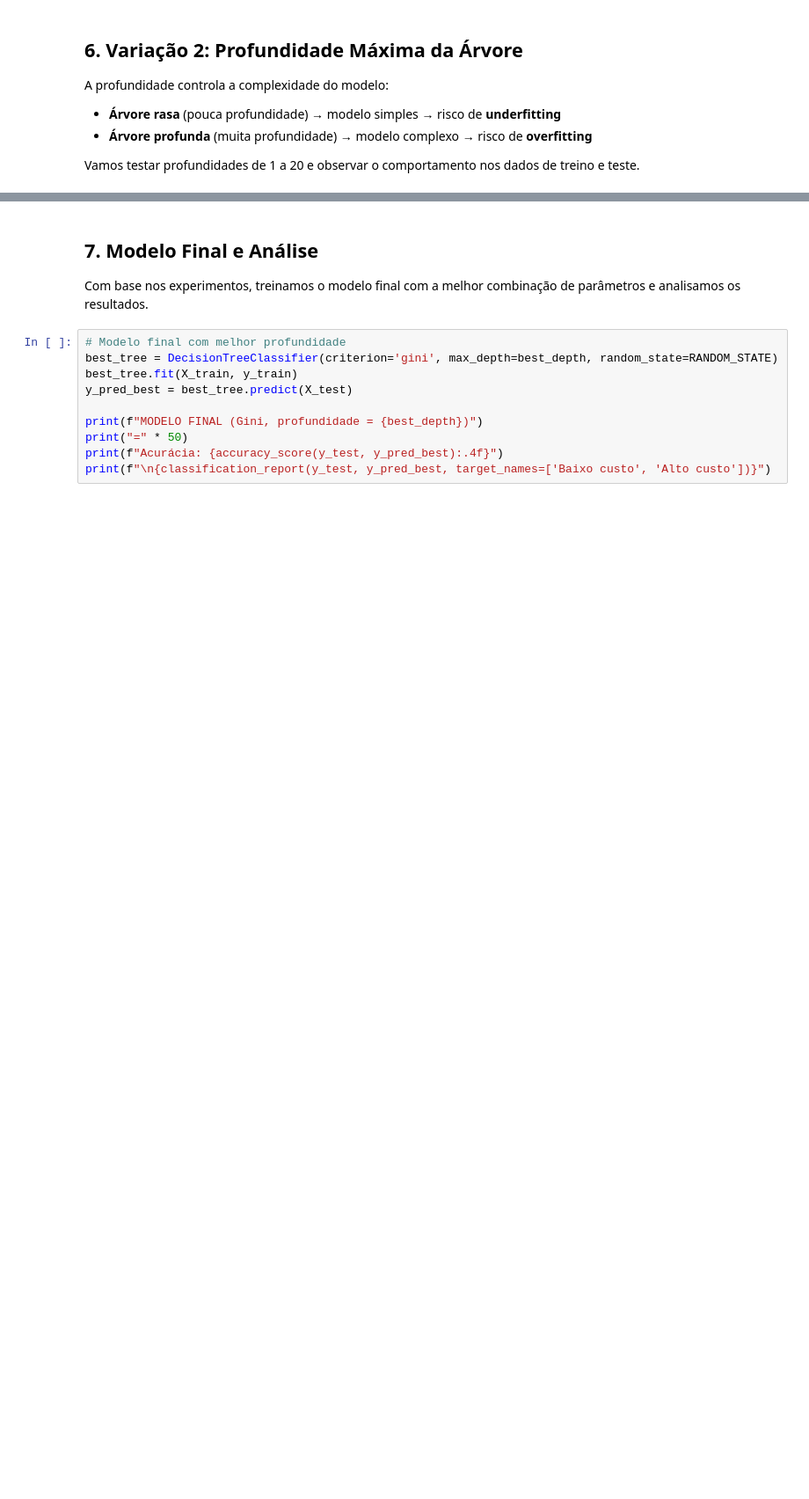
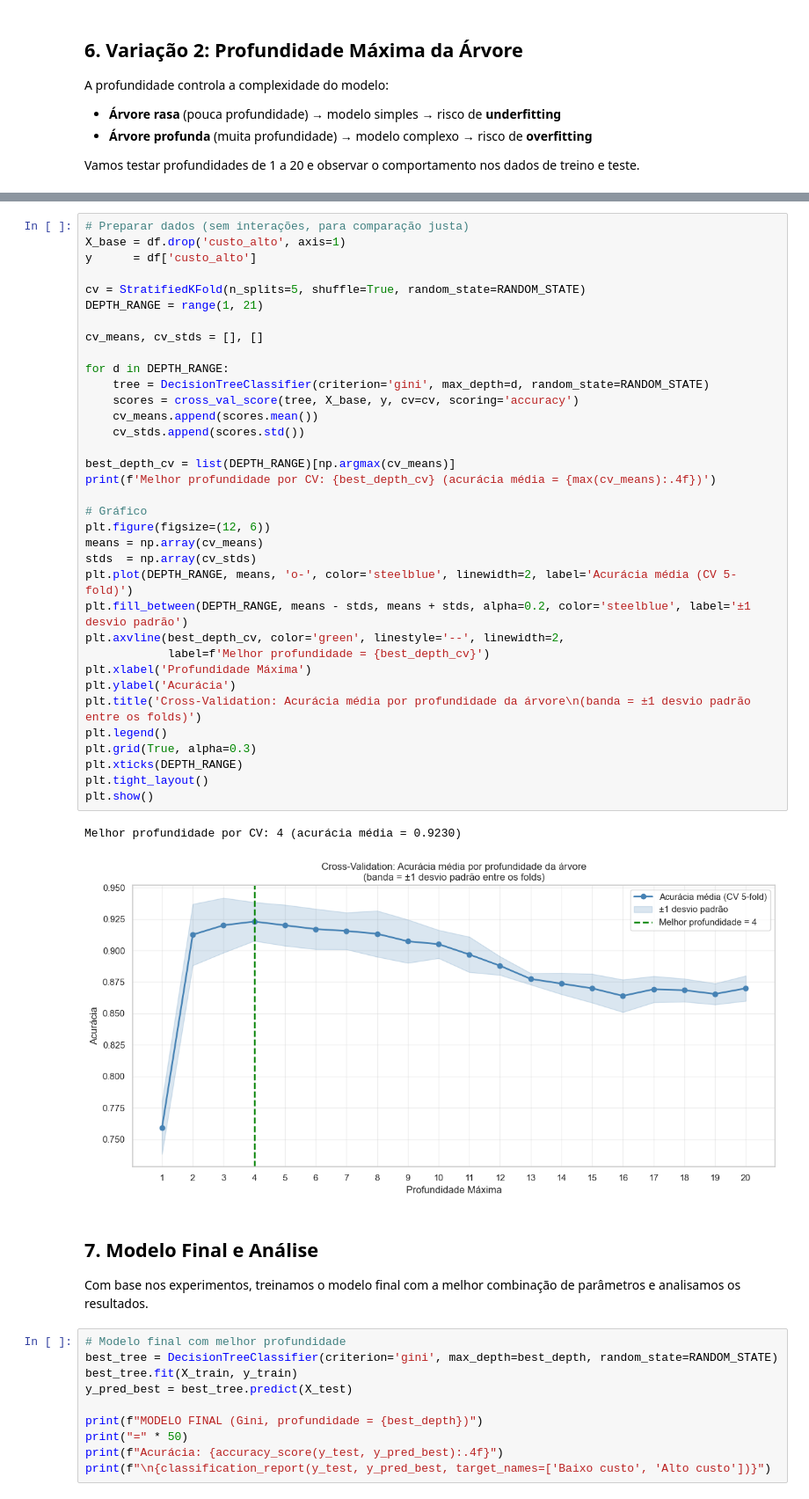
Before and after one commit to iantoniolo/ml-decision-tree-insurance, a Jupyter notebook: main.ipynb, the cells around one changed output, grey strips where cells are left out. Shown at 88% size. Cells and saved outputs as stored; diff of their text form; blank space fills up the shorter version.

```diff
--- a/main.ipynb
+++ b/main.ipynb
@@ -281,3 +403,41 @@ print(f"\nMelhor profundidade no teste: {best_depth} (acurácia = {best_acc:.4f}
+# %%
+# Preparar dados (sem interações, para comparação justa)
+X_base = df.drop('custo_alto', axis=1)
+y      = df['custo_alto']
+
+cv = StratifiedKFold(n_splits=5, shuffle=True, random_state=RANDOM_STATE)
+DEPTH_RANGE = range(1, 21)
+
+cv_means, cv_stds = [], []
+
+for d in DEPTH_RANGE:
+    tree = DecisionTreeClassifier(criterion='gini', max_depth=d, random_state=RANDOM_STATE)
+    scores = cross_val_score(tree, X_base, y, cv=cv, scoring='accuracy')
+    cv_means.append(scores.mean())
+    cv_stds.append(scores.std())
+
+best_depth_cv = list(DEPTH_RANGE)[np.argmax(cv_means)]
+print(f'Melhor profundidade por CV: {best_depth_cv} (acurácia média = {max(cv_means):.4f})')
+
+# Gráfico
+plt.figure(figsize=(12, 6))
+means = np.array(cv_means)
+stds  = np.array(cv_stds)
+plt.plot(DEPTH_RANGE, means, 'o-', color='steelblue', linewidth=2, label='Acurácia média (CV 5-fold)')
+plt.fill_between(DEPTH_RANGE, means - stds, means + stds, alpha=0.2, color='steelblue', label='±1 desvio padrão')
+plt.axvline(best_depth_cv, color='green', linestyle='--', linewidth=2,
+            label=f'Melhor profundidade = {best_depth_cv}')
+plt.xlabel('Profundidade Máxima')
+plt.ylabel('Acurácia')
+plt.title('Cross-Validation: Acurácia média por profundidade da árvore\n(banda = ±1 desvio padrão entre os folds)')
+plt.legend()
+plt.grid(True, alpha=0.3)
+plt.xticks(DEPTH_RANGE)
+plt.tight_layout()
+plt.show()
+# %% [output]
+Melhor profundidade por CV: 4 (acurácia média = 0.9230)
+[figure, added]
 # %% [markdown]
 ## 7. Modelo Final e Análise
 
```
Also changed, not shown: parts of 19 cells of this notebook, 6 other files.
